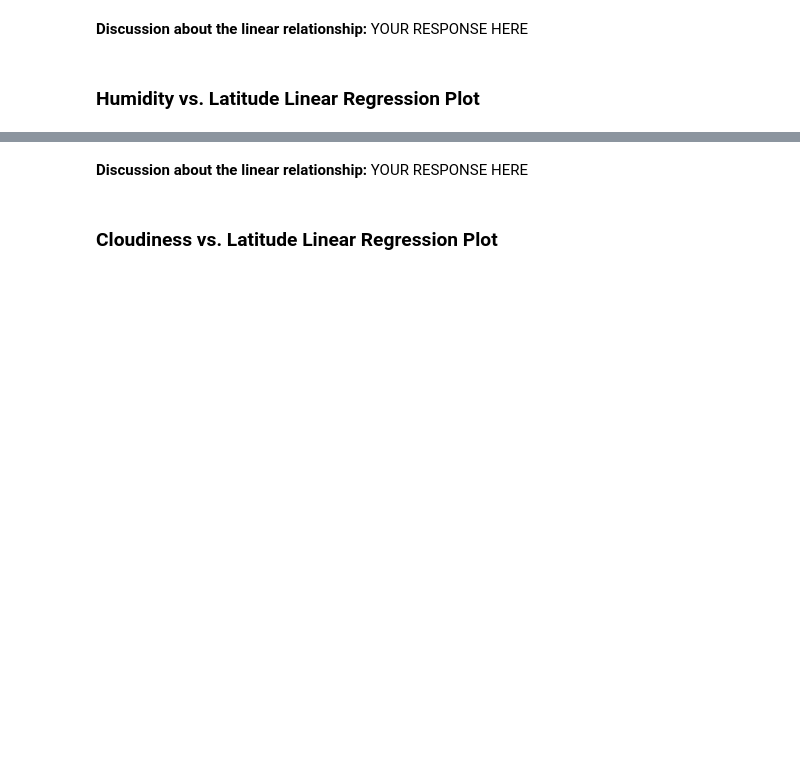
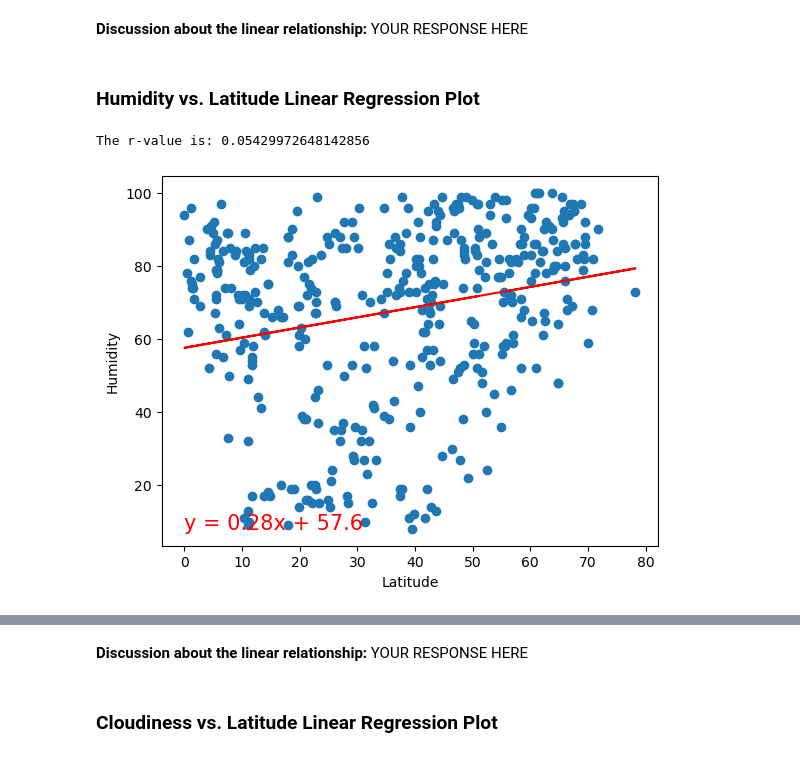
Before and after one commit to Muz32/python-api-challenge, a Jupyter notebook: WeatherPy.ipynb, the cells around one changed output, grey strips where cells are left out. Saved outputs shown, nothing was run; the diff lists cells and outputs as text; code cells hidden in the pictures; blank space fills up the shorter version.

```diff
--- a/WeatherPy.ipynb
+++ b/WeatherPy.ipynb
@@ -360,6 +357,12 @@ The r-value for Southern Hemisphere is: 0.42811085706506824
 # %%
 # Northern Hemisphere
 # YOUR CODE HERE
+x_values_northern = northern_hemi_df['Lat']
+y_values_northern = northern_hemi_df['Humidity']
+plot_linear_regression(x_values_northern, y_values_northern,"Humidity")
+# %% [output]
+The r-value is: 0.05429972648142856
+[figure, added]
 # %%
 # Southern Hemisphere
 # YOUR CODE HERE
```
Also changed, not shown: parts of 20 cells of this notebook, 5 other files.
